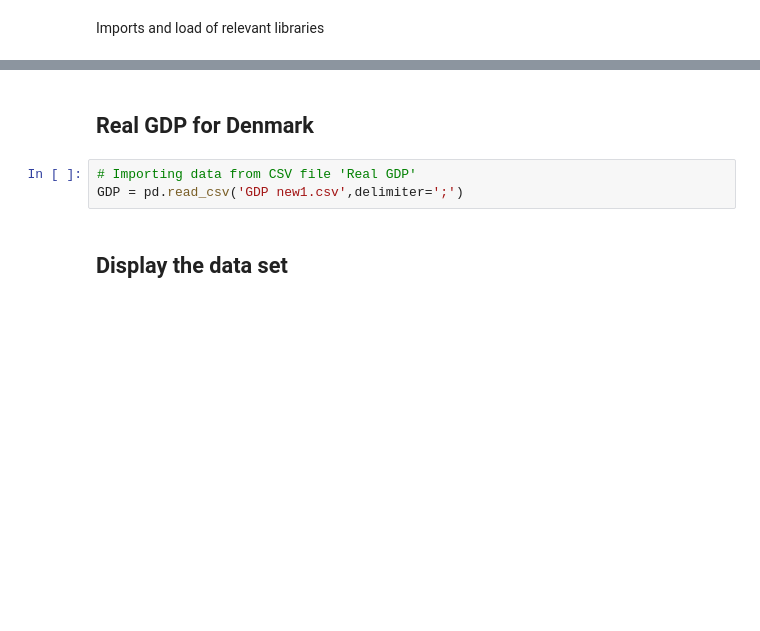
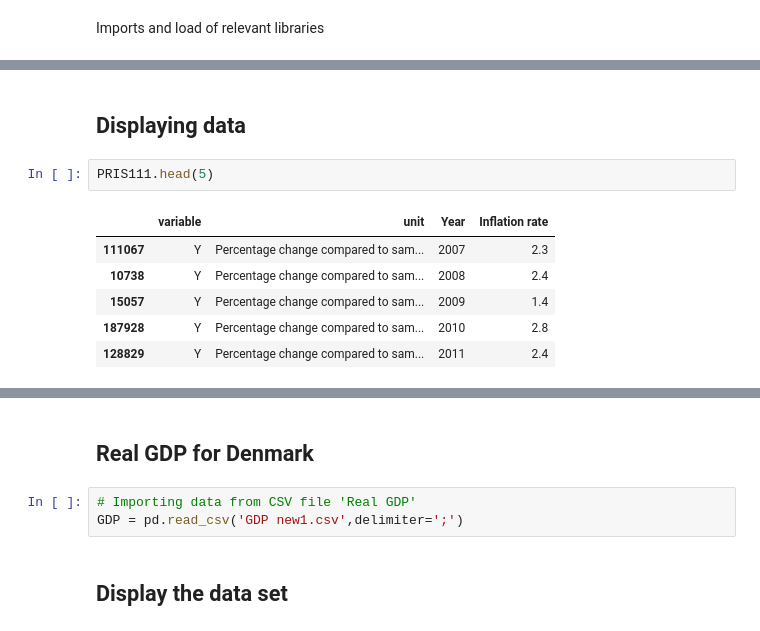
Before and after one commit to NumEconCopenhagen/projects-2024-sulaiman-phil-og-rabiah, a Jupyter notebook: dataproject/dataproject.ipynb, the cells around one changed output, grey strips where cells are left out. Cells and saved outputs as stored; diff of their text form; blank space fills up the shorter version.

```diff
--- a/dataproject/dataproject.ipynb
+++ b/dataproject/dataproject.ipynb
@@ -31,0 +55,11 @@ plt.rcParams.update({'font.size': 14})
+# %% [markdown]
+## Displaying data
+# %%
+PRIS111.head(5)
+# %% [output]
+|  | variable | unit | Year | Inflation rate |
+| 111067 | Y | Percentage change compared to sam... | 2007 | 2.3 |
+| 10738 | Y | Percentage change compared to sam... | 2008 | 2.4 |
+| 15057 | Y | Percentage change compared to sam... | 2009 | 1.4 |
+| 187928 | Y | Percentage change compared to sam... | 2010 | 2.8 |
+| 128829 | Y | Percentage change compared to sam... | 2011 | 2.4 |
```
Also changed, not shown: parts of 31 cells of this notebook.
